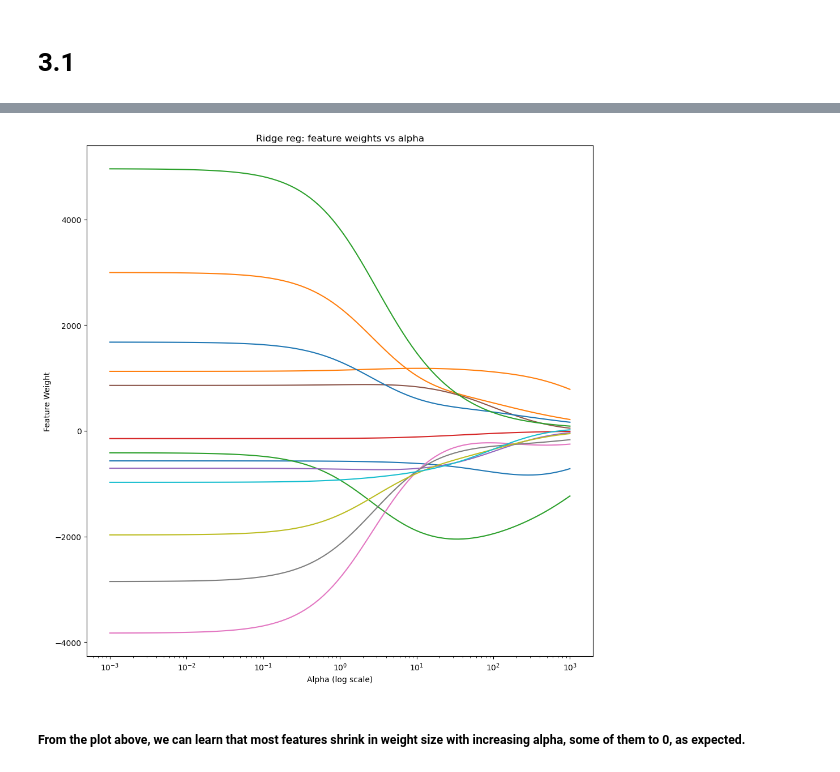
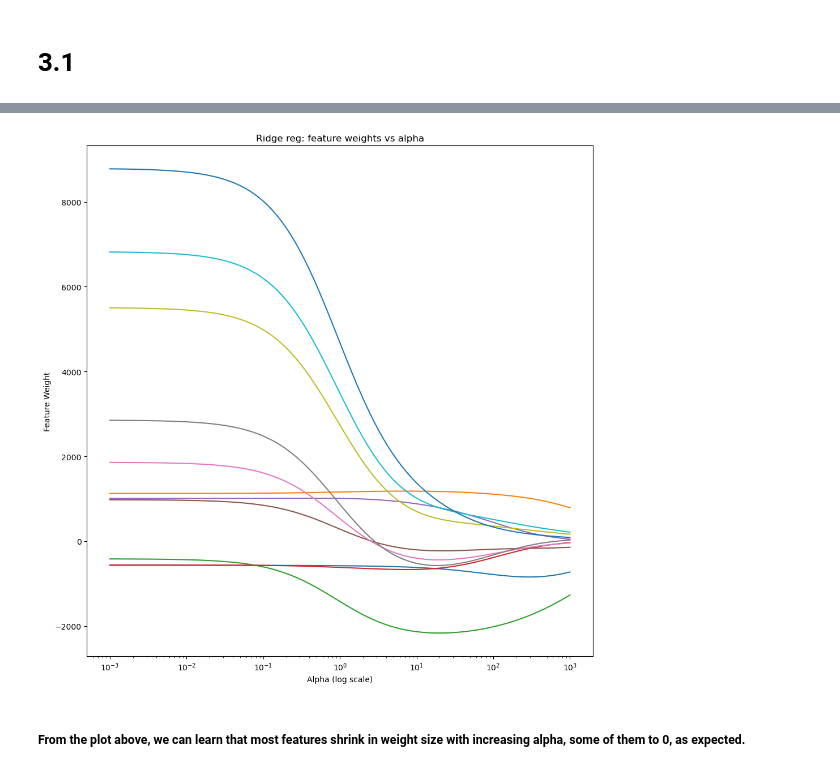
Before and after one commit to JRvArk/DAML_tutorials, a Jupyter notebook: TutorialsRobert/Tutorial 3/3.1.ipynb, the cells around one changed output, grey strips where cells are left out. Drawn from its saved outputs; the diff is of its cells as text; code cells hidden in the pictures.

```diff
--- a/TutorialsRobert/Tutorial 3/3.1.ipynb
+++ b/TutorialsRobert/Tutorial 3/3.1.ipynb
@@ -61,36 +79,36 @@ categorical_cols = X.select_dtypes('category').columns
 
 preprocessor = ColumnTransformer([
     ('num', StandardScaler(), numerical_cols),
-    ('cat', OneHotEncoder(), categorical_cols)
+    ('cat', OneHotEncoder(drop = 'first'), categorical_cols)
 ])
 
 ridge_pipeline = Pipeline([
     ('preprocessor', preprocessor),
     ('ridge', Ridge())
 ])
 
 alphas = np.logspace(-3, 3, 100)
 coefficients = []
 
 for alpha in alphas:
     ridge_pipeline.set_params(ridge__alpha=alpha)
     ridge_pipeline.fit(X_train, y_train)
     coefficients.append(ridge_pipeline.named_steps['ridge'].coef_)
 
 coefficients = np.array(coefficients)
 
 plt.figure(figsize=(10,10))
 for i in range(coefficients.shape[1]):
     plt.plot(alphas, coefficients[:,i])
 
 plt.xscale('log')
 plt.xlabel('Alpha (log scale)')
 plt.ylabel('Feature Weight')
 plt.title('Ridge reg: feature weights vs alpha')
 plt.tight_layout()
 plt.show()
 # %% [output]
-[figure, old version]
+[figure, new version]
 # %% [markdown]
 ##### From the plot above, we can learn that most features shrink in weight size with increasing alpha, some of them to 0, as expected.
 # %%
```
Also changed, not shown: parts of 7 cells of this notebook, 2 other files.
